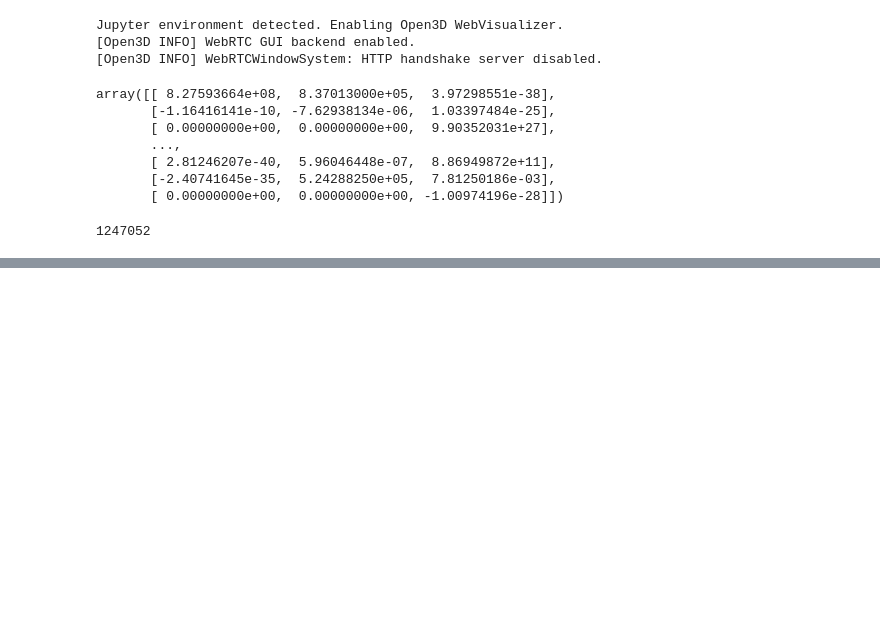
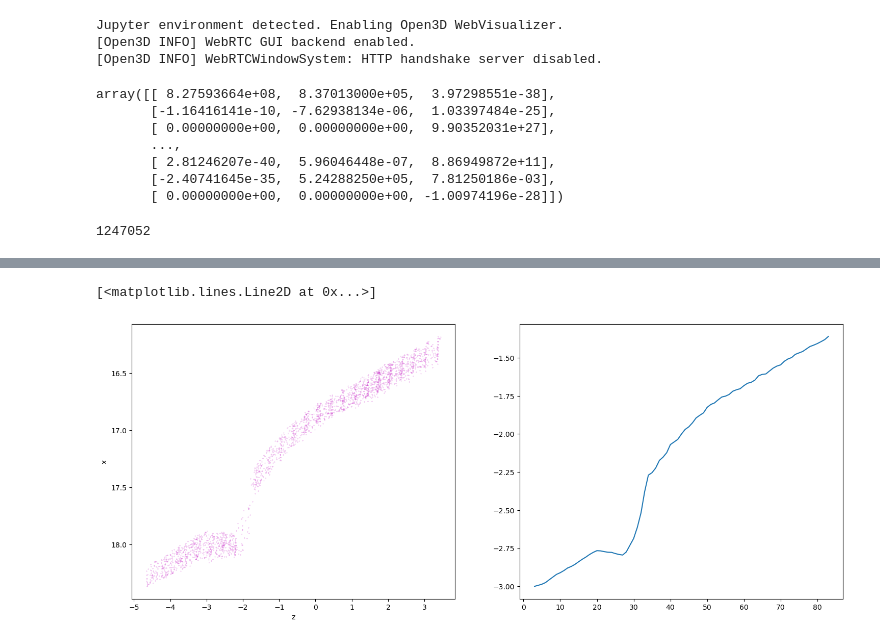
Before and after one commit to Mathilde-Bnt/MB_little_awk, a Jupyter notebook: current_development/21-Looking_at_artefacts.ipynb, the cells around one changed output, grey strips where cells are left out. Saved outputs shown, nothing was run; the diff lists cells and outputs as text; code cells hidden in the pictures; blank space fills up the shorter version.

```diff
--- a/current_development/21-Looking_at_artefacts.ipynb
+++ b/current_development/21-Looking_at_artefacts.ipynb
@@ -104,0 +165,12 @@ for i in range(117500):
+# %%
+fig, axs = plt.subplots(1, 2, figsize=(18,7))
+
+axs[0].scatter(p_Z_slice, p_X_slice, c='m', marker='.', s=0.1)
+axs[0].set_xlabel('z')
+axs[0].set_ylabel('x')
+axs[0].invert_yaxis()
+
+axs[1].plot(ds['mean'].isel(x=42, time=33))
+# %% [output]
+[<matplotlib.lines.Line2D at 0x...>]
+[figure, added]
```
Also changed, not shown: parts of 18 cells of this notebook.
